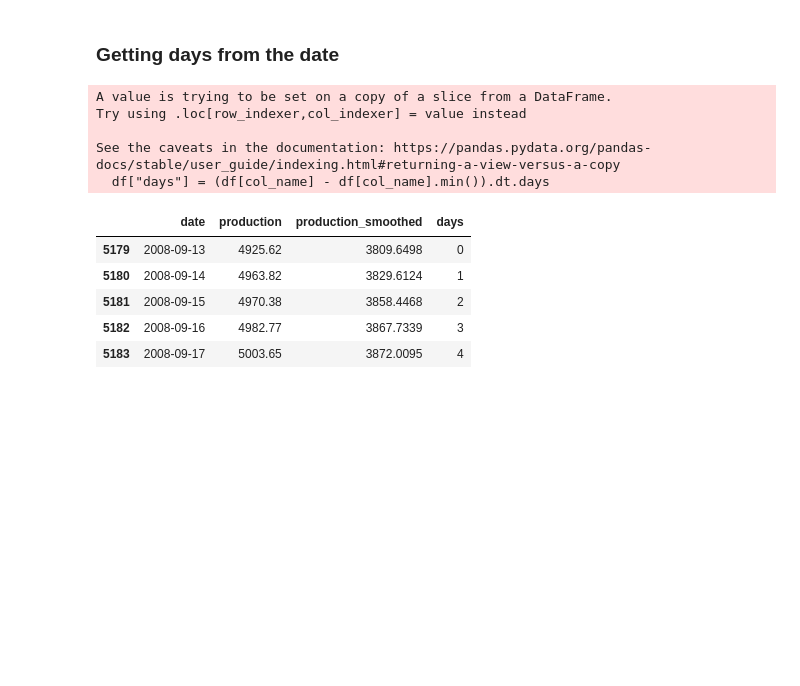
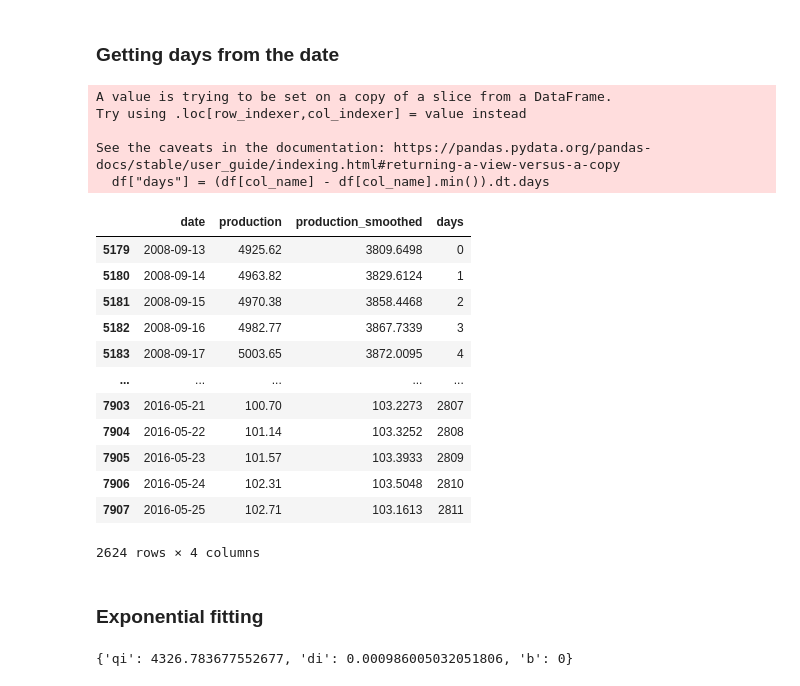
Before and after one commit to harycp/dca-learn-volve, a Jupyter notebook: dca-func-approach.ipynb, the cells around one changed output. Drawn from its saved outputs; the diff is of its cells as text; code cells hidden in the pictures; blank space fills up the shorter version.

Commit message:
feat: add exponential fitting

```diff
--- a/dca-func-approach.ipynb
+++ b/dca-func-approach.ipynb
@@ -104,18 +103,25 @@ def get_days(df, col_name="date"):
     return df
 # %%
 df_final = get_days(df_smoothed)
-df_final.head()
+df_final
 # %% [output]
 A value is trying to be set on a copy of a slice from a DataFrame.
 Try using .loc[row_indexer,col_indexer] = value instead
 
 See the caveats in the documentation: https://pandas.pydata.org/pandas-docs/stable/user_guide/indexing.html#returning-a-view-versus-a-copy
   df["days"] = (df[col_name] - df[col_name].min()).dt.days
 |  | date | production | production_smoothed | days |
 | 5179 | 2008-09-13 | 4925.62 | 3809.6498 | 0 |
 | 5180 | 2008-09-14 | 4963.82 | 3829.6124 | 1 |
 | 5181 | 2008-09-15 | 4970.38 | 3858.4468 | 2 |
 | 5182 | 2008-09-16 | 4982.77 | 3867.7339 | 3 |
 | 5183 | 2008-09-17 | 5003.65 | 3872.0095 | 4 |
+| ... | ... | ... | ... | ... |
+| 7903 | 2016-05-21 | 100.70 | 103.2273 | 2807 |
+| 7904 | 2016-05-22 | 101.14 | 103.3252 | 2808 |
+| 7905 | 2016-05-23 | 101.57 | 103.3933 | 2809 |
+| 7906 | 2016-05-24 | 102.31 | 103.5048 | 2810 |
+| 7907 | 2016-05-25 | 102.71 | 103.1613 | 2811 |
+2624 rows × 4 columns
 # %%
 def hyperbolic(t, qi, di, b):
@@ -129,3 +135,5 @@ def harmonic(t, qi, di):
 # %%
 T = df_final["days"]
 Q = df_final["production_smoothed"]
+# %% [markdown]
+### Exponential fitting
@@ -131,0 +154,4 @@ Q = df_final["production_smoothed"]
+# %%
+params
+# %% [output]
+{'qi': 4326.783677552677, 'di': 0.000986005032051806, 'b': 0}
```
Also changed, not shown: parts of 8 cells of this notebook.
